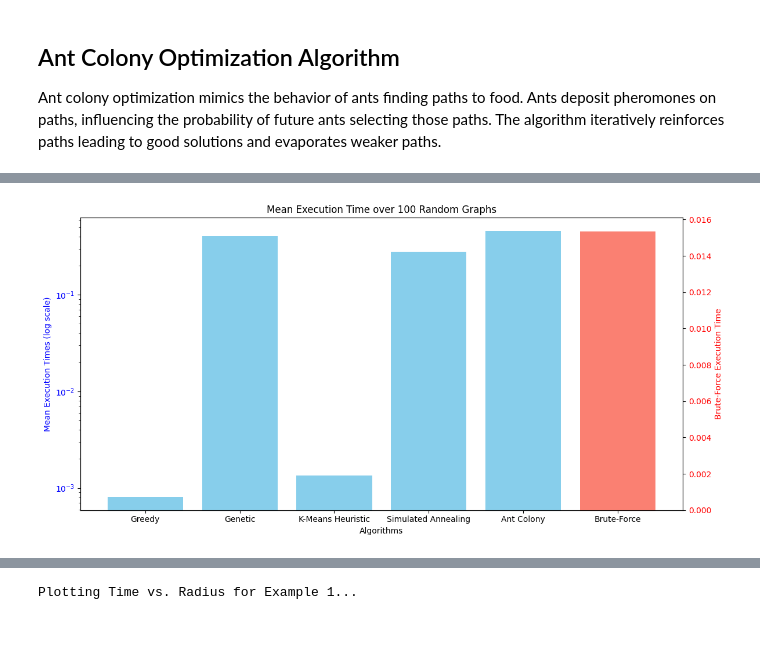
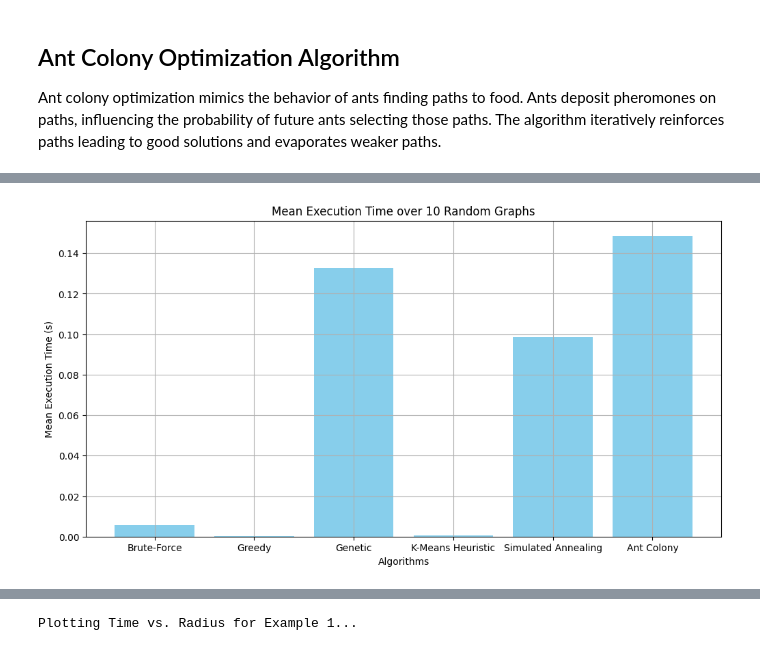
Before and after one commit to Jovan21037/RI-project, a Jupyter notebook: src/algorithms.ipynb, the cells around one changed output, grey strips where cells are left out. Cells and saved outputs as stored; diff of their text form; code cells hidden in the pictures.

```diff
--- a/src/algorithms.ipynb
+++ b/src/algorithms.ipynb
@@ -302,8 +303,7 @@ def visualize_graph(graph, centers, radius, title, color):
     ax.set_ylim(min(y) - radius, max(y) + radius)
     plt.show()
 # %%
-def measure_execution_time_and_radius_random_graphs(num_graphs, num_nodes, k, algorithms, position_range):
-
+def measure_execution_time_and_radius_random_graphs(num_graphs, num_nodes, k, algorithms, position_range, time_limit=1):
     execution_times = {name: [] for name in algorithms}
     radius_results = {name: [] for name in algorithms}
 
@@ -314,6 +314,10 @@ def measure_execution_time_and_radius_random_graphs(num_graphs, num_nodes, k, al
         graph = Graph(num_nodes, positions)
 
         for name, algo in algorithms.items():
+            if num_graphs > 10 and name == "Brute-Force":
+                # Skip Brute-Force if num_graphs > 10 as it is too long
+                continue
+
             start_time = time.time()
             centers, radius = algo(graph, k)
             end_time = time.time()
@@ -356,18 +342,25 @@ def plot_execution_times_dual_axis(execution_times, num_graphs):
 # %%
 def plot_radius_results(radius_results, num_graphs):
+    # Handle empty results gracefully
     plt.figure(figsize=(12, 6))
     for name, radii in radius_results.items():
+        if not radii:  # Skip empty results
+            continue
         plt.plot(range(1, num_graphs + 1), radii, label=name, marker='o', linestyle='--')
     plt.xlabel("Graph Index")
     plt.ylabel("Radius")
-    plt.title("Radius Comparison for Algorithms")
+    plt.title("Radius Results for All Algorithms")
     plt.legend()
-    plt.tight_layout()
     plt.show()
 # %%
 def plot_time_vs_radius(execution_times, radius_results, title="Time vs. Radius for Algorithms"):
     plt.figure(figsize=(10, 6))
+
     for algo_name in execution_times.keys():
+        # Skip "Brute-Force" if its radius results are empty
+        if algo_name == "Brute-Force" and not radius_results.get(algo_name):
+            continue
+
         times = execution_times[algo_name]
         radii = radius_results[algo_name]
         plt.scatter(radii, times, label=algo_name, s=100, alpha=0.7)
@@ -427,20 +492,18 @@ def main():
     # Define sets of parameters for three examples
     examples = [
         {"num_graphs": 10, "num_nodes": 10, "k": 4, "position_range": (0, 10)},
-        {"num_graphs": 10, "num_nodes": 15, "k": 6, "position_range": (0, 20)},
-        {"num_graphs": 10, "num_nodes": 20, "k": 8, "position_range": (0, 30)},
+        {"num_graphs": 100, "num_nodes": 15, "k": 6, "position_range": (0, 20)},
+        {"num_graphs": 200, "num_nodes": 20, "k": 8, "position_range": (0, 30)},
     ]
 
-    #Define time limit for algorithms
-    #If mean execution time of algorithm is greater of time limit, algorithm is not good
-    #Time limit is initialy 1 second
+    # Define time limit for algorithms
     time_limit = 1
 
     example_positions = [
         [(4.42878431386921, 9.885654987213213), (1.498971150539402, 5.6116613620485625), (3.7781867153547055, 5.240832439390248), (2.6255783578055016, 2.982446582970548), (0.07754193921566843, 7.6781859059213), (8.214352616915727, 8.132231057026466), (4.742150972251813, 2.592263620605826), (7.723881006589073, 0.5238672066535033), (0.5609446843183796, 9.949375855829556), (8.132466590375078, 5.528738606248896)],
         [(9.87699151618122, 15.018792947526896), (8.461376921928593, 0.2669138208905397), (7.927890839372116, 5.217752898964571), (1.6933838084780173, 17.309963332596535), (18.52887598165468, 4.299616175853183), (4.056240499618768, 2.441101597928621), (7.273691764645587, 14.513493428087587), (12.055570347790074, 4.17645703029506), (6.776132186213914, 3.2555424636430397), (7.023372270175501, 11.879740230866426), (15.457726446250685, 7.996719229687777), (18.581943218734374, 11.014759414030697), (12.38361544755756, 0.02866267028984293), (6.424767970539953, 19.71652099972638), (0.8335881452378158, 0.36837390069712317)],
-        [(24.613280755180593, 4.480285857772222), (10.056474706087343, 27.268132049334408), (17.604640321253044, 27.55606281478253), (19.818255264455715, 4.807157197344582), (11.63221873734969, 16.74603026737616), (19.04835640785252, 29.15222679107402), (8.292990878157138, 13.964533127066614), (20.601523583141574, 19.268248597097593), (22.415293993575517, 3.5921591378258344), (21.56348654899588, 23.742804535075372), (13.540588802735785, 19.493322288882585), (12.909812729386926, 11.154880647702589), (18.122851239564078, 24.8108487536737), (4.142420340010268, 1.854220512442012), (5.296435414036419, 3.6198838281346335), (29.769189290342783, 29.068983196255715), (0.11364025411012002, 16.44430048384541), (10.7681993151314, 9.882816359922357), (14.748970372460828, 24.588420784533945), (29.100233624533484, 5.633794064955605)]    ]
-
+        [(24.613280755180593, 4.480285857772222), (10.056474706087343, 27.268132049334408), (17.604640321253044, 27.55606281478253), (19.818255264455715, 4.807157197344582), (11.63221873734969, 16.74603026737616), (19.04835640785252, 29.15222679107402), (8.292990878157138, 13.964533127066614), (20.601523583141574, 19.268248597097593), (22.415293993575517, 3.5921591378258344), (21.56348654899588, 23.742804535075372), (13.540588802735785, 19.493322288882585), (12.909812729386926, 11.154880647702589), (18.122851239564078, 24.8108487536737), (4.142420340010268, 1.854220512442012), (5.296435414036419, 3.6198838281346335), (29.769189290342783, 29.068983196255715), (0.11364025411012002, 16.44430048384541), (10.7681993151314, 9.882816359922357), (14.748970372460828, 24.588420784533945), (29.100233624533484, 5.633794064955605)]
+    ]
 
     # Define algorithms
     algorithms = {
@@ -472,7 +535,7 @@ def main():
         )
 
         # Plot execution times (dual-axis for small and large times)
-        plot_execution_times_dual_axis(execution_times, params["num_graphs"])
+        plot_execution_times(execution_times, params["num_graphs"])
 
         # Plot radius results
         plot_radius_results(radius_results, params["num_graphs"])
@@ -487,13 +550,62 @@ def main():
         # Display the scores for each algorithm
         print(f"\nExample {idx} Algorithm Performance Summary:")
         for algo, score in scores.items():
-            min_radius = min(radius_results[algo])
-            mean_radius = np.mean(radius_results[algo])
+            # If radius is empty or None, set it to infinity
+            radius_values = radius_results[algo] if radius_results[algo] else [float('inf')]
+
+            min_radius = min(radius_values)
+            mean_radius = np.mean(radius_values)
             mean_time = np.mean(execution_times[algo])
+
             print(f"{algo}: Min Radius = {min_radius:.4f}, Mean Radius = {mean_radius:.4f}, "
                 f"Mean Execution Time = {mean_time:.4f}s, Score = {score:.4f}")
 
         print(f"\nBest Algorithm for Example {idx} (Weighted by Time and Radius): {best_algorithm}")
+
+        # Prepare a summary table with new parameters
+        table_data = []
+
+        for name in algorithms.keys():
+            # If results are None (indicating failure), handle Brute-Force case
+            if radius_results.get(name) is None or execution_times.get(name) is None:
+                # Handle Brute-Force algorithm specifically
+                if name == "Brute-Force":
+                    # Skip it or fill with None values for Brute-Force
+                    row = [name, None, None, None, None, None, None]
+                else:
+                    continue  # Skip other algorithms with None results
+            else:
+                # Check if radius results are empty
+                if not radius_results[name]:  # If the list is empty
+                    min_radius = max_radius = mean_radius = float('inf')
+                else:
+                    # Calculate the min, max, and mean values for radius
+                    min_radius = round(min(radius_results[name]), 4)
+                    max_radius = round(max(radius_results[name]), 4)
+                    mean_radius = round(np.mean(radius_results[name]), 4)
+
+                # Check if execution times are empty
+                if not execution_times[name]:  # If the list is empty
+                    min_time = max_time = mean_time = float('inf')
+                else:
+                    # Calculate the min, max, and mean values for time
+                    min_time = round(min(execution_times[name]), 4)
+                    max_time = round(max(execution_times[name]), 4)
+                    mean_time = round(np.mean(execution_times[name]), 4)
+
+                row = [name, min_radius, max_radius, mean_radius, min_time, max_time, mean_time]
+
+            # Append row to the table data
+            table_data.append(row)
+
+        # Highlight the best algorithm in the entire row (not just the name)
+        for i, row in enumerate(table_data):
+            if row[0] == best_algorithm:
+                # Highlight the entire row by making all values bold
+                table_data[i] = [f"{value}" for value in row]
+
+        # Plot the table as an image
+        plot_table(table_data, f"Summary Table for Example {idx}", best_algorithm)
 
         # Get specific positions from example positions
         specific_positions = example_positions[idx-1]
@@ -520 +632 @@ Running Example 1 with Parameters: {'num_graphs': 100, 'num_nodes': 10, 'k': 4,
-[figure, old version]
+[figure, new version]
```
Also changed, not shown: parts of 6 cells of this notebook, 1 other file.
